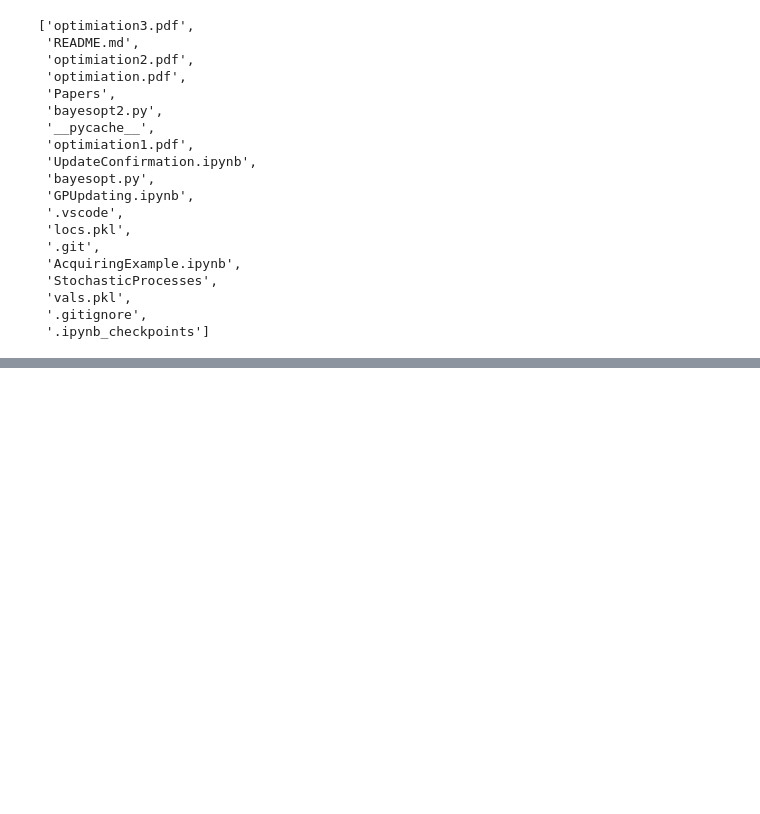
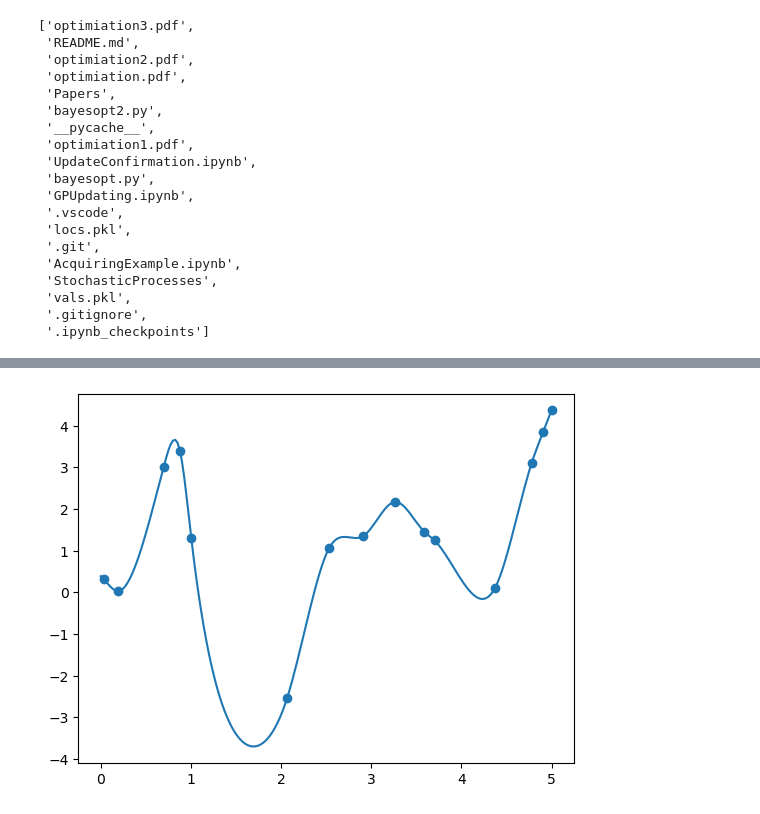
Before and after one commit to jfry03/MathsHonours, a Jupyter notebook: UpdateConfirmation.ipynb, the cells around one changed output, grey strips where cells are left out. Saved outputs shown, nothing was run; the diff lists cells and outputs as text; code cells hidden in the pictures; blank space fills up the shorter version.

Commit message:
Showing posterior update

```diff
--- a/UpdateConfirmation.ipynb
+++ b/UpdateConfirmation.ipynb
@@ -58,0 +105,22 @@ plt.show()
+# %%
+kernel2 = lambda x1, x2: matern_kernel(x1, x2)
+# %%
+X_domain = np.linspace(0, 5, 201)
+mu_domain = np.zeros_like(X_domain)
+
+X_obs = np.array(locs)
+y = np.array(vals)
+mu_obs = np.zeros_like(locs)
+
+Sigma_ff = kernel2(X_domain, X_domain)
+Sigma_yy = kernel2(X_obs, X_obs)
+
+Sigma_fy_T = kernel2(X_domain, X_obs)
+# %%
+posterior_mean = mu_domain + Sigma_fy_T @ np.linalg.inv(Sigma_yy) @ (y - mu_obs)
+# %%
+plt.plot(X_domain, posterior_mean)
+plt.scatter(locs, vals)
+plt.show()
+# %% [output]
+[figure, added]
```
Also changed, not shown: parts of 3 cells of this notebook.
